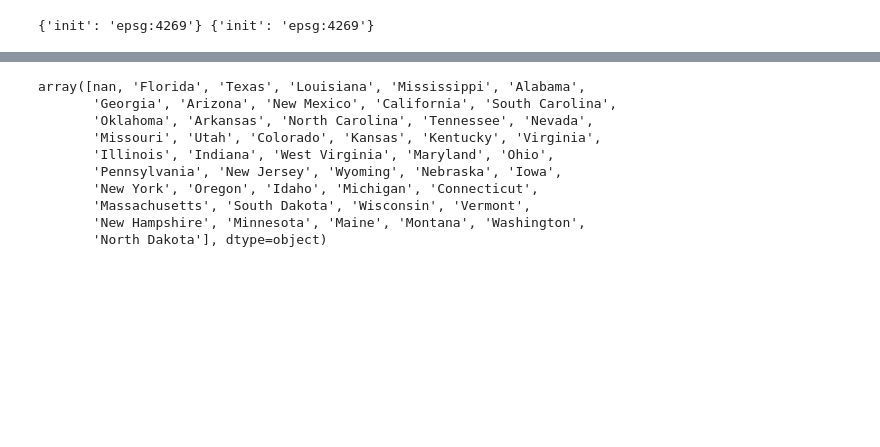
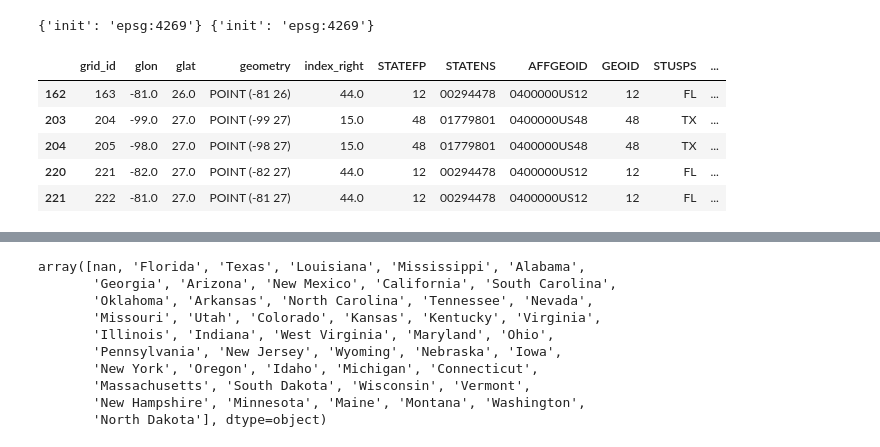
Before and after one commit to RyanGan/fire_predictor, a Jupyter notebook: py_scripts/monthly_wildfires.ipynb, the cells around one changed output, grey strips where cells are left out. Saved outputs shown, nothing was run; the diff lists cells and outputs as text; code cells hidden in the pictures; blank space fills up the shorter version.

```diff
--- a/py_scripts/monthly_wildfires.ipynb
+++ b/py_scripts/monthly_wildfires.ipynb
@@ -308,2 +308,12 @@ grid_points_state = gp.tools.sjoin(grid_gdf, states, how = 'left')
 # keep only grid id, glon, and glat, and state name
 grid_state = pd.DataFrame(grid_points_state[['grid_id', 'glon', 'glat', 'NAME']])
+# %%
+# no miss
+grid_points_state[grid_points_state.STATEFP.notna()].head()
+# %% [output]
+|  | grid_id | glon | glat | geometry | index_right | STATEFP | STATENS | AFFGEOID | GEOID | STUSPS | ... |
+| 162 | 163 | -81.0 | 26.0 | POINT (-81 26) | 44.0 | 12 | 00294478 | 0400000US12 | 12 | FL | ... |
+| 203 | 204 | -99.0 | 27.0 | POINT (-99 27) | 15.0 | 48 | 01779801 | 0400000US48 | 48 | TX | ... |
+| 204 | 205 | -98.0 | 27.0 | POINT (-98 27) | 15.0 | 48 | 01779801 | 0400000US48 | 48 | TX | ... |
+| 220 | 221 | -82.0 | 27.0 | POINT (-82 27) | 44.0 | 12 | 00294478 | 0400000US12 | 12 | FL | ... |
+| 221 | 222 | -81.0 | 27.0 | POINT (-81 27) | 44.0 | 12 | 00294478 | 0400000US12 | 12 | FL | ... |
```
Also changed, not shown: parts of 5 cells of this notebook.
